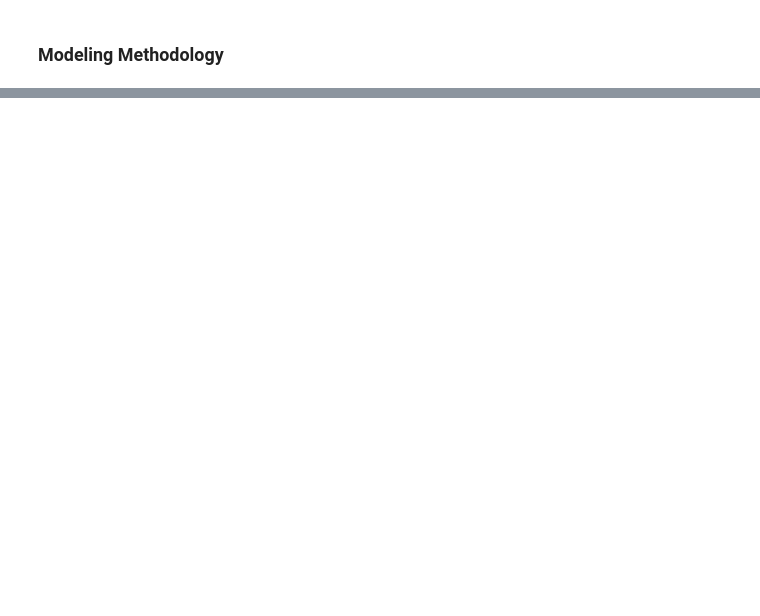
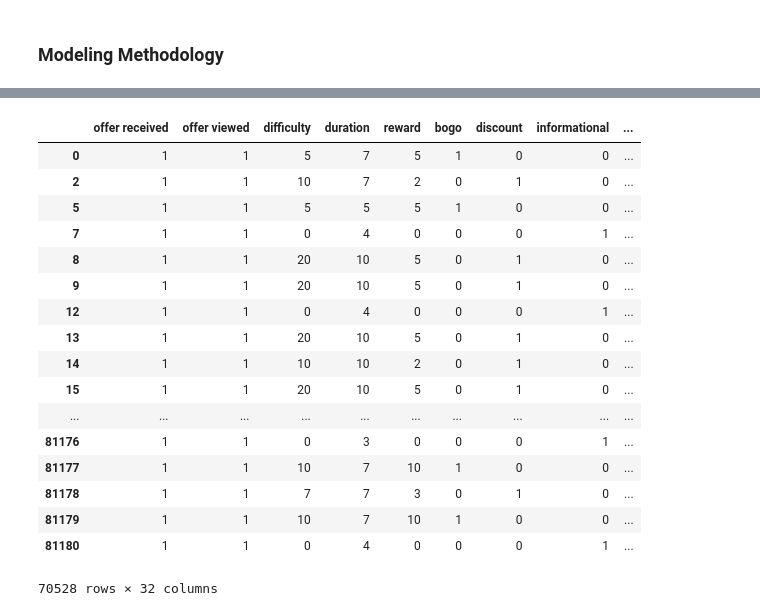
Before and after one commit to jlee0204/udacity-starbucks-captsone, a Jupyter notebook: Starbucks_Capstone_notebook.ipynb, the cells around one changed output, grey strips where cells are left out. Saved outputs shown, nothing was run; the diff lists cells and outputs as text; code cells hidden in the pictures; blank space fills up the shorter version.

```diff
--- a/Starbucks_Capstone_notebook.ipynb
+++ b/Starbucks_Capstone_notebook.ipynb
@@ -567,0 +638,4 @@ transcript_encode.head()
+# %%
+columns = ['Age_Group','Income_Group','Year']
+final_model_encode = one_hot_encoding(final_model, columns)
+final_model_encode.head(200)
@@ -567,0 +680,24 @@ transcript_encode.head()
+# %%
+X_variable = final_model_encode.iloc[:, 1:]
+y_variable = final_model_encode.iloc[:, 0]
+# %%
+X_variable
+# %% [output]
+|  | offer received | offer viewed | difficulty | duration | reward | bogo | discount | informational | ... |
+| 0 | 1 | 1 | 5 | 7 | 5 | 1 | 0 | 0 | ... |
+| 2 | 1 | 1 | 10 | 7 | 2 | 0 | 1 | 0 | ... |
+| 5 | 1 | 1 | 5 | 5 | 5 | 1 | 0 | 0 | ... |
+| 7 | 1 | 1 | 0 | 4 | 0 | 0 | 0 | 1 | ... |
+| 8 | 1 | 1 | 20 | 10 | 5 | 0 | 1 | 0 | ... |
+| 9 | 1 | 1 | 20 | 10 | 5 | 0 | 1 | 0 | ... |
+| 12 | 1 | 1 | 0 | 4 | 0 | 0 | 0 | 1 | ... |
+| 13 | 1 | 1 | 20 | 10 | 5 | 0 | 1 | 0 | ... |
+| 14 | 1 | 1 | 10 | 10 | 2 | 0 | 1 | 0 | ... |
+| 15 | 1 | 1 | 20 | 10 | 5 | 0 | 1 | 0 | ... |
+| ... | ... | ... | ... | ... | ... | ... | ... | ... | ... |
+| 81176 | 1 | 1 | 0 | 3 | 0 | 0 | 0 | 1 | ... |
+| 81177 | 1 | 1 | 10 | 7 | 10 | 1 | 0 | 0 | ... |
+| 81178 | 1 | 1 | 7 | 7 | 3 | 0 | 1 | 0 | ... |
+| 81179 | 1 | 1 | 10 | 7 | 10 | 1 | 0 | 0 | ... |
+| 81180 | 1 | 1 | 0 | 4 | 0 | 0 | 0 | 1 | ... |
+70528 rows × 32 columns
```
Also changed, not shown: parts of 42 cells of this notebook, 1 other file.
